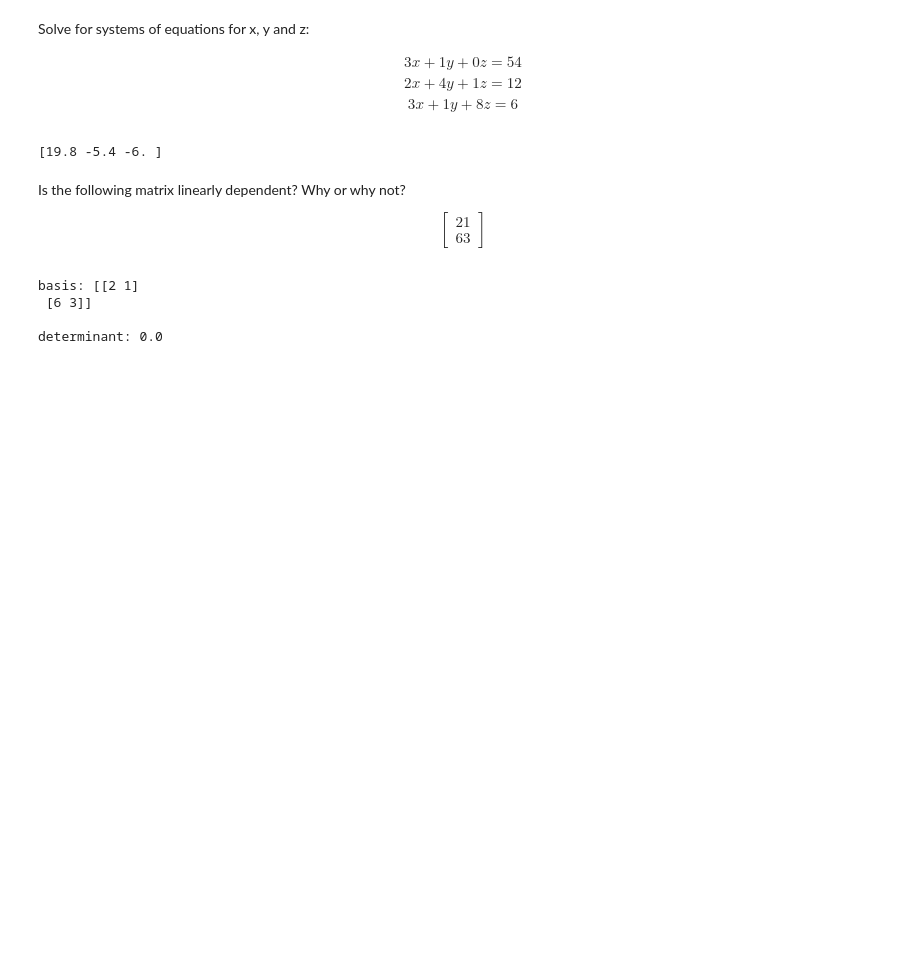
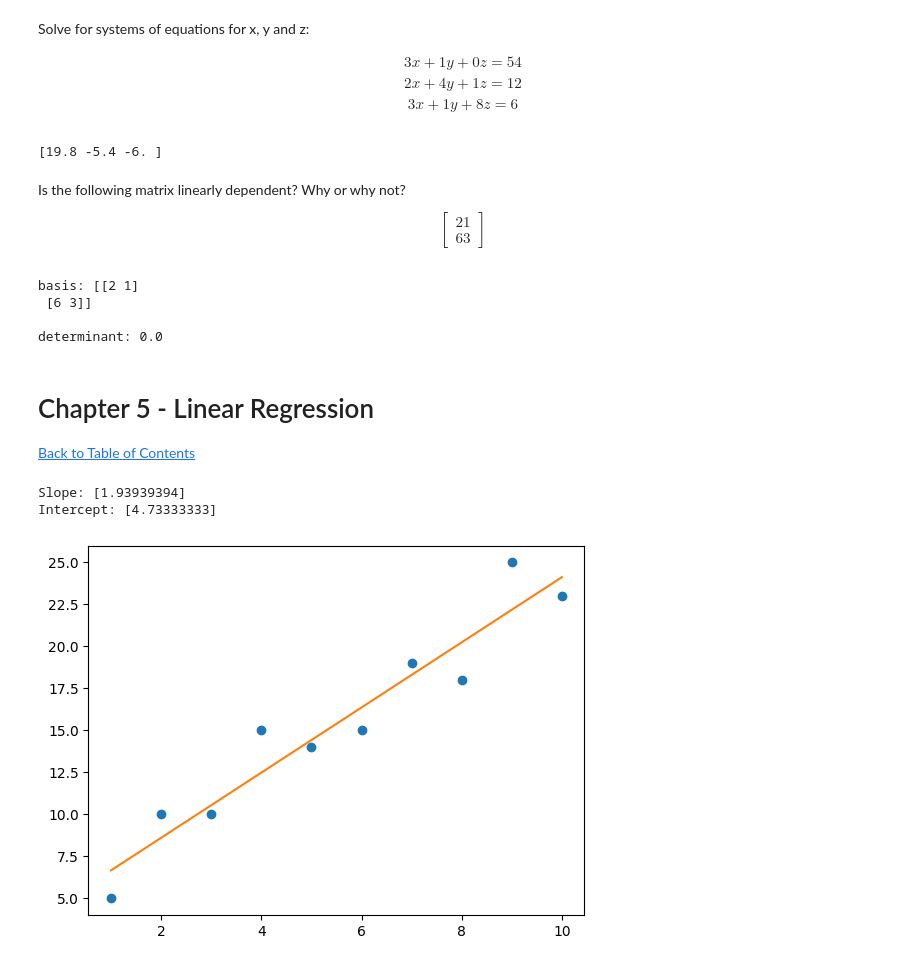
Before and after one commit to DanHerman212/mathematics-for-ds, a Jupyter notebook: mathematics.ipynb, the cells around one changed output. Saved outputs shown, nothing was run; the diff lists cells and outputs as text; code cells hidden in the pictures; blank space fills up the shorter version.

```diff
--- a/mathematics.ipynb
+++ b/mathematics.ipynb
@@ -2094,3 +2096,37 @@ basis: [[2 1]
  [6 3]]
 
 determinant: 0.0
+# %% [markdown]
+# Chapter 5 - Linear Regression
+[Back to Table of Contents](#Table-of-Contents)
+# %%
+# example 5-1 using scikit-learn to do a linear regression
+import pandas as pd
+import matplotlib.pyplot as plt
+from sklearn.linear_model import LinearRegression
+
+# import points
+df = pd.read_csv('https://bit.ly/3goOAnt', delimiter=",")
+
+# extract input variables (all rows, all columns, but last)
+X = df.values[:, :-1]
+
+# extract output variable (all rows, last column)
+y = df.values[:, -1]
+
+# fit a line to the points
+fit = LinearRegression().fit(X, y)
+
+m = fit.coef_.flatten()
+b = fit.intercept_.flatten()
+print("Slope: {}".format(m))
+print("Intercept: {}".format(b))
+
+# show in chart
+plt.plot(X, y, 'o')
+plt.plot(X, m*X+b)
+plt.show()
+# %% [output]
+Slope: [1.93939394]
+Intercept: [4.73333333]
+[figure, added]
```
Also changed, not shown: parts of 9 cells of this notebook, 1 other file.
